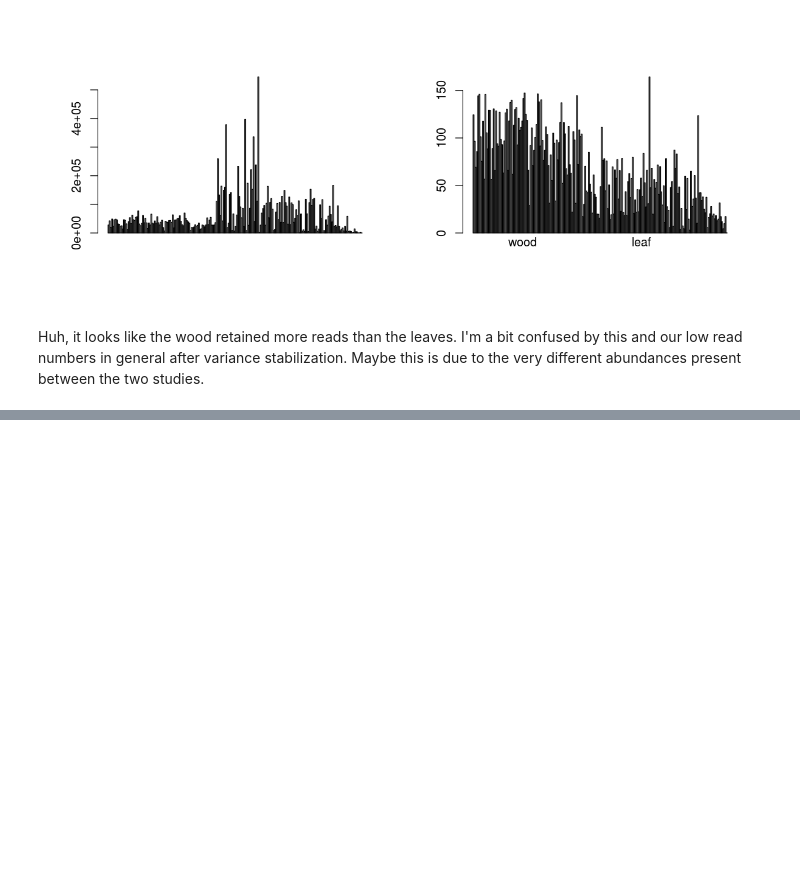
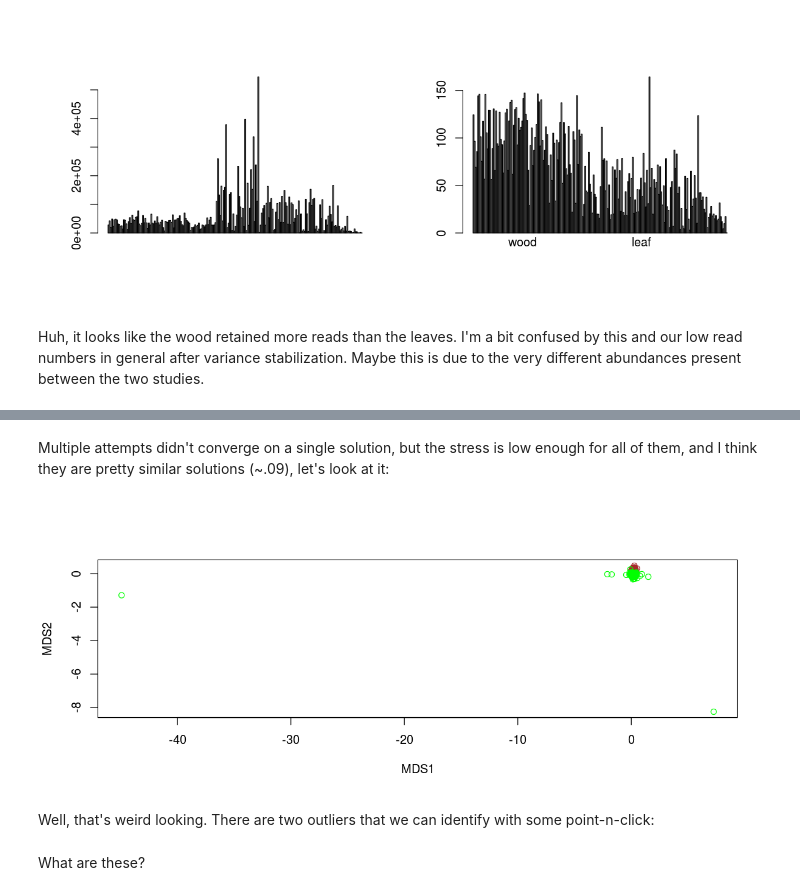
Before and after one commit to danchurch/taiwan_combined_stats, a Jupyter notebook: Taiwan_endophyte_analysis.ipynb, the cells around one changed output, grey strips where cells are left out. Saved outputs shown, nothing was run; the diff lists cells and outputs as text; code cells hidden in the pictures; blank space fills up the shorter version.

```diff
--- a/Taiwan_endophyte_analysis.ipynb
+++ b/Taiwan_endophyte_analysis.ipynb
@@ -1282,0 +878,10 @@ leaf.stromonly.rda.plot <- plot(leaf.stromonly.rda)
+# %%
+## get two otu tables out, one for all wood samples, one for all leaf samples:
+woodOTU <- otu_table(subset_samples(deseq95, Library=='W'))
+wood <- t(woodOTU@.Data) ## transpose so samples are rows
+
+leafOTU <- otu_table(subset_samples(deseq95, Library=='L'))
+leaf <- t(leafOTU@.Data) ## transpose so samples are rows
+# %%
+dim(wood); dim(leaf) ## note this
+nmsmat <- rbind(wood, leaf)
@@ -1282,0 +891,2 @@ leaf.stromonly.rda.plot <- plot(leaf.stromonly.rda)
+# %%
+WvsL <- metaMDS(nmsmat)
@@ -1282,0 +911,13 @@ leaf.stromonly.rda.plot <- plot(leaf.stromonly.rda)
+# %% [markdown]
+Multiple attempts didn't converge on a single solution, but the stress is low enough for all of them, and I think they are pretty similar solutions (~.09), let's look at it:
+# %%
+## make a color vector, leaves green, wood brown:
+color <- NULL
+color[1:91] <- 'brown'
+color[92:214] <- 'green'
+# %%
+plot(WvsL$points, col=color)
+# %% [output]
+[figure, added]
+# %% [markdown]
+Well, that's weird looking. There are two outliers that we can identify with some point-n-click:
@@ -1282,0 +926,2 @@ leaf.stromonly.rda.plot <- plot(leaf.stromonly.rda)
+# %% [markdown]
+What are these?
```
Also changed, not shown: parts of 115 cells of this notebook.
